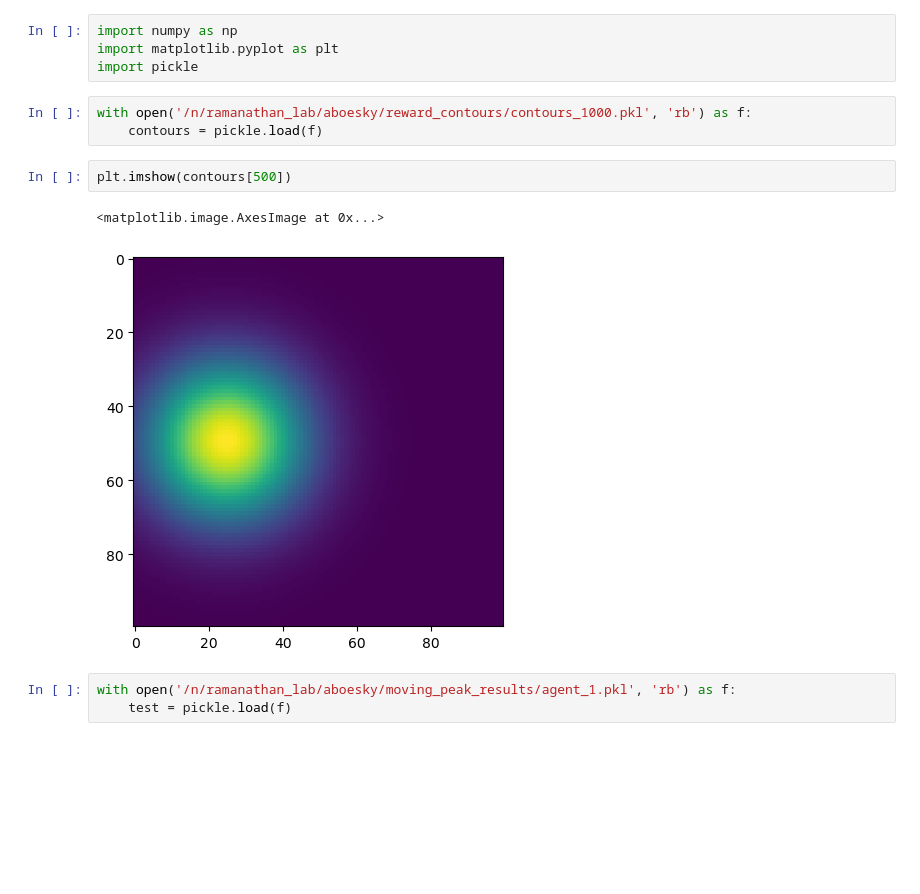
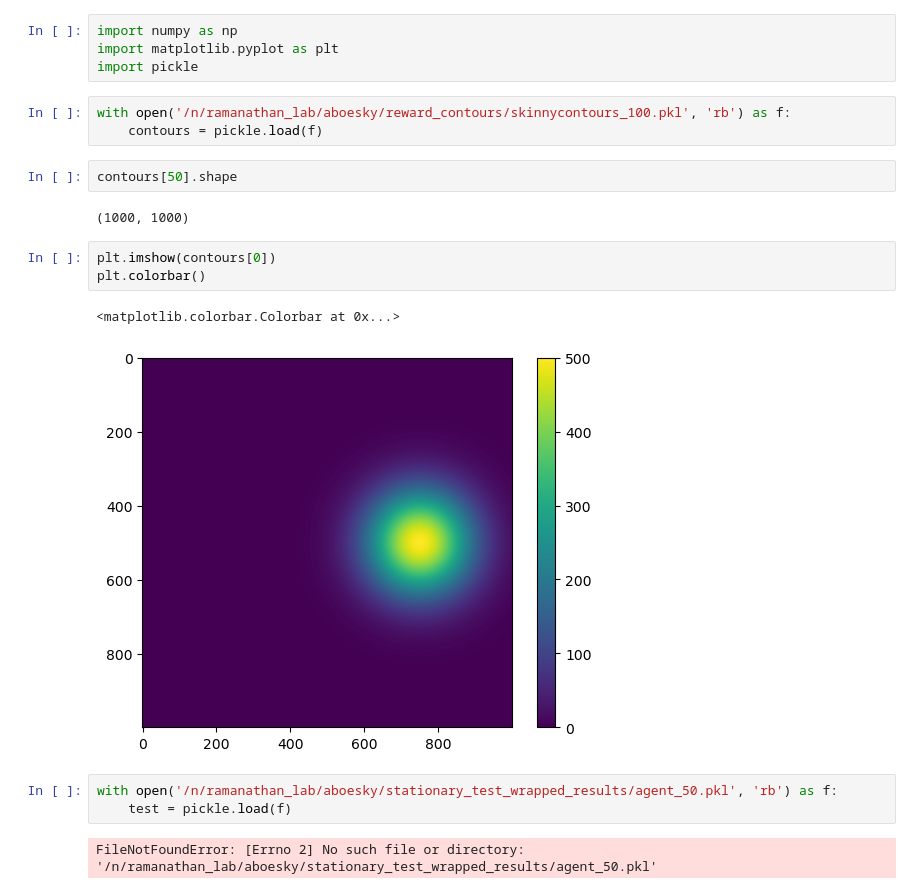
Before and after one commit to Adam-Boesky/Predictive_Coding, a Jupyter notebook: moving_peak/plotting.ipynb, the cells around one changed output. Drawn from its saved outputs; the diff is of its cells as text; blank space fills up the shorter version.

Commit message:
Adding results of the moving peak.

```diff
--- a/moving_peak/plotting.ipynb
+++ b/moving_peak/plotting.ipynb
@@ -3,13 +3,20 @@ import numpy as np
 import matplotlib.pyplot as plt
 import pickle
 # %%
-with open('/n/ramanathan_lab/aboesky/reward_contours/contours_1000.pkl', 'rb') as f:
+with open('/n/ramanathan_lab/aboesky/reward_contours/skinnycontours_100.pkl', 'rb') as f:
     contours = pickle.load(f)
+# %%
+contours[50].shape
+# %% [output]
+(1000, 1000)
 # %%
-plt.imshow(contours[500])
+plt.imshow(contours[0])
+plt.colorbar()
 # %% [output]
-<matplotlib.image.AxesImage at 0x...>
+<matplotlib.colorbar.Colorbar at 0x...>
-[figure, old version]
+[figure, new version]
 # %%
-with open('/n/ramanathan_lab/aboesky/moving_peak_results/agent_1.pkl', 'rb') as f:
+with open('/n/ramanathan_lab/aboesky/stationary_test_wrapped_results/agent_50.pkl', 'rb') as f:
     test = pickle.load(f)
+# %% [output]
+FileNotFoundError: [Errno 2] No such file or directory: '/n/ramanathan_lab/aboesky/stationary_test_wrapped_results/agent_50.pkl'
```
Also changed, not shown: parts of 19 cells of this notebook, 4 other files.
